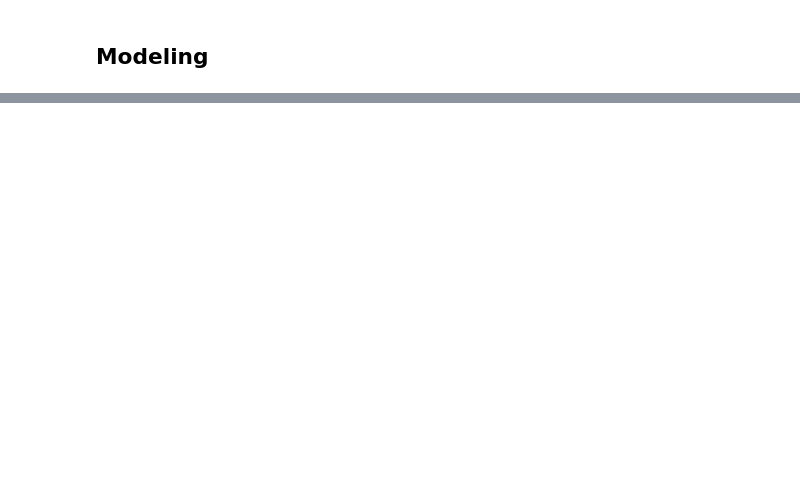
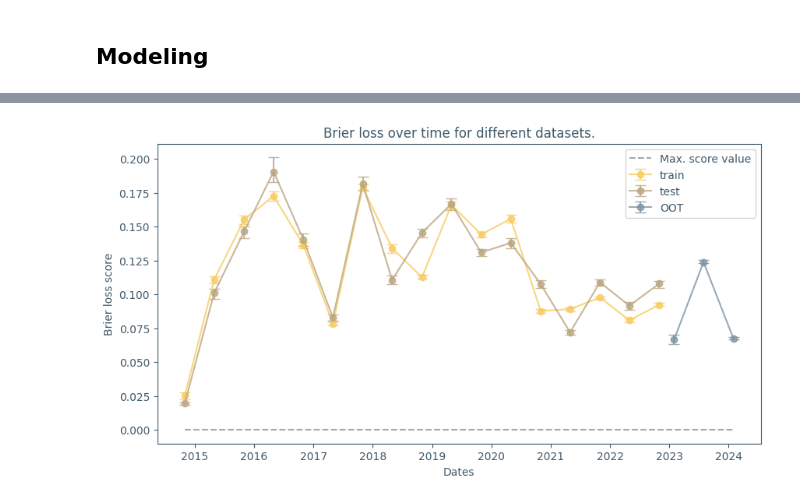
Before and after one commit to dhdzmota/dynamic-rythms, a Jupyter notebook: notebooks/model_pipeline.ipynb, the cells around one changed output, grey strips where cells are left out. Saved outputs shown, nothing was run; the diff lists cells and outputs as text; code cells hidden in the pictures; blank space fills up the shorter version.

```diff
--- a/notebooks/model_pipeline.ipynb
+++ b/notebooks/model_pipeline.ipynb
@@ -187,0 +222,4 @@ dataset_splitting.splitting_process(save=True, return_data=False)
+# %%
+understanding_model.plotting__brier_loss_score(grouped_info_metrics)
+# %% [output]
+[figure, added]
```
Also changed, not shown: parts of 17 cells of this notebook.
